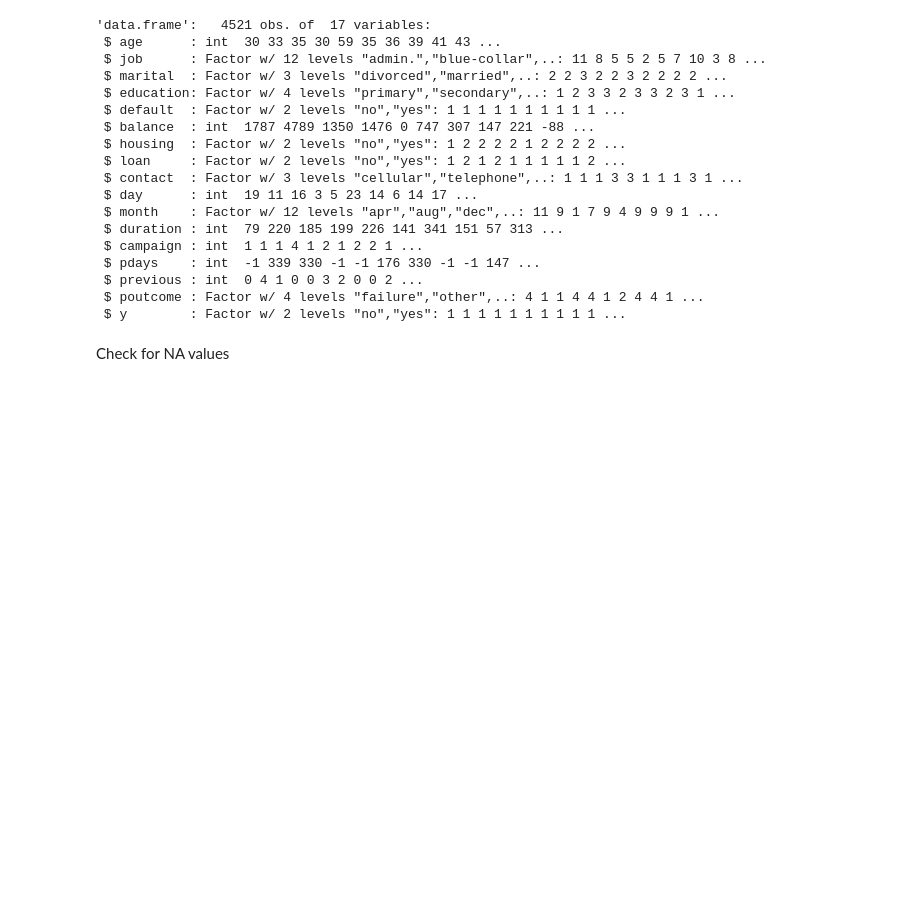
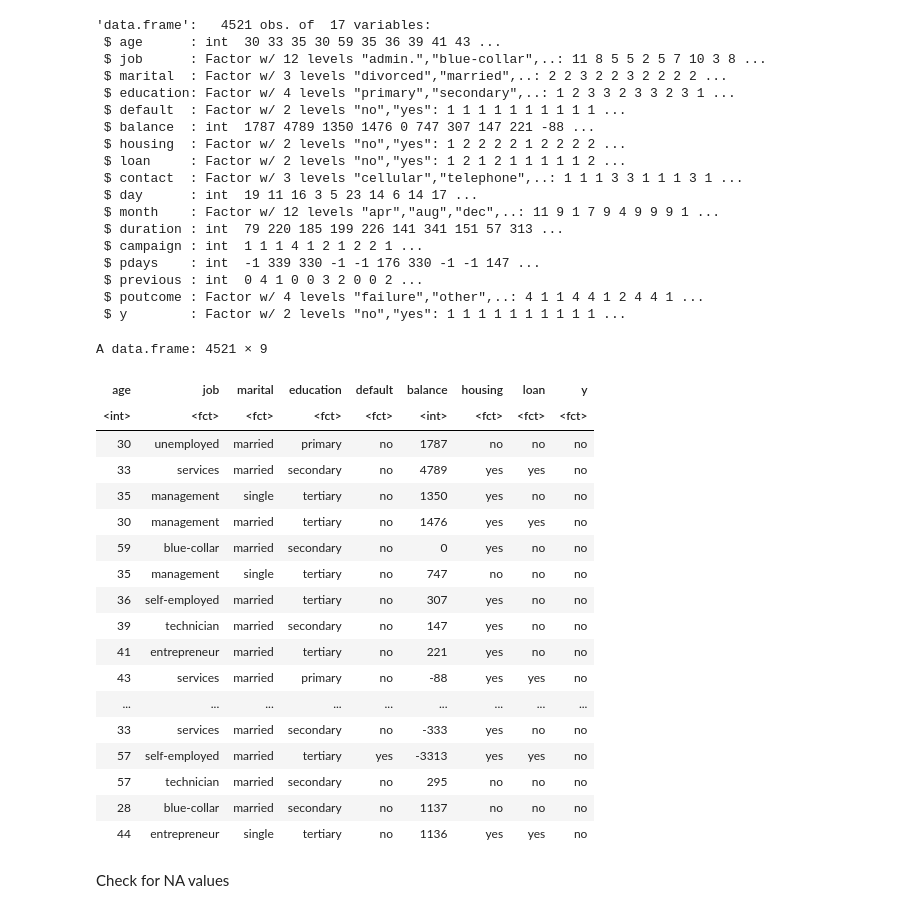
Before and after one commit to Christian-TD/AoaH2OBankingDemoModels, a Jupyter notebook: model_definitions/f5c6d40d-ecba-4820-b2c3-85af85cab552/notebooks/Bank Marketing H2O.ipynb, the cells around one changed output. Cells and saved outputs as stored; diff of their text form; code cells hidden in the pictures; blank space fills up the shorter version.

```diff
--- a/model_definitions/f5c6d40d-ecba-4820-b2c3-85af85cab552/notebooks/Bank Marketing H2O.ipynb
+++ b/model_definitions/f5c6d40d-ecba-4820-b2c3-85af85cab552/notebooks/Bank Marketing H2O.ipynb
@@ -98,6 +98,28 @@ str(bank)
  $ previous : int  0 4 1 0 0 3 2 0 0 2 ...
  $ poutcome : Factor w/ 4 levels "failure","other",..: 4 1 1 4 4 1 2 4 4 1 ...
  $ y        : Factor w/ 2 levels "no","yes": 1 1 1 1 1 1 1 1 1 1 ...
+# %%
+bank
+# %% [output]
+A data.frame: 4521 × 9
+| age | job | marital | education | default | balance | housing | loan | y |
+| <int> | <fct> | <fct> | <fct> | <fct> | <int> | <fct> | <fct> | <fct> |
+| 30 | unemployed | married | primary | no | 1787 | no | no | no |
+| 33 | services | married | secondary | no | 4789 | yes | yes | no |
+| 35 | management | single | tertiary | no | 1350 | yes | no | no |
+| 30 | management | married | tertiary | no | 1476 | yes | yes | no |
+| 59 | blue-collar | married | secondary | no | 0 | yes | no | no |
+| 35 | management | single | tertiary | no | 747 | no | no | no |
+| 36 | self-employed | married | tertiary | no | 307 | yes | no | no |
+| 39 | technician | married | secondary | no | 147 | yes | no | no |
+| 41 | entrepreneur | married | tertiary | no | 221 | yes | no | no |
+| 43 | services | married | primary | no | -88 | yes | yes | no |
+| ... | ... | ... | ... | ... | ... | ... | ... | ... |
+| 33 | services | married | secondary | no | -333 | yes | no | no |
+| 57 | self-employed | married | tertiary | yes | -3313 | yes | yes | no |
+| 57 | technician | married | secondary | no | 295 | no | no | no |
+| 28 | blue-collar | married | secondary | no | 1137 | no | no | no |
+| 44 | entrepreneur | single | tertiary | no | 1136 | yes | yes | no |
 # %% [markdown]
 Check for NA values
 # %%
```
Also changed, not shown: 2 other files.
